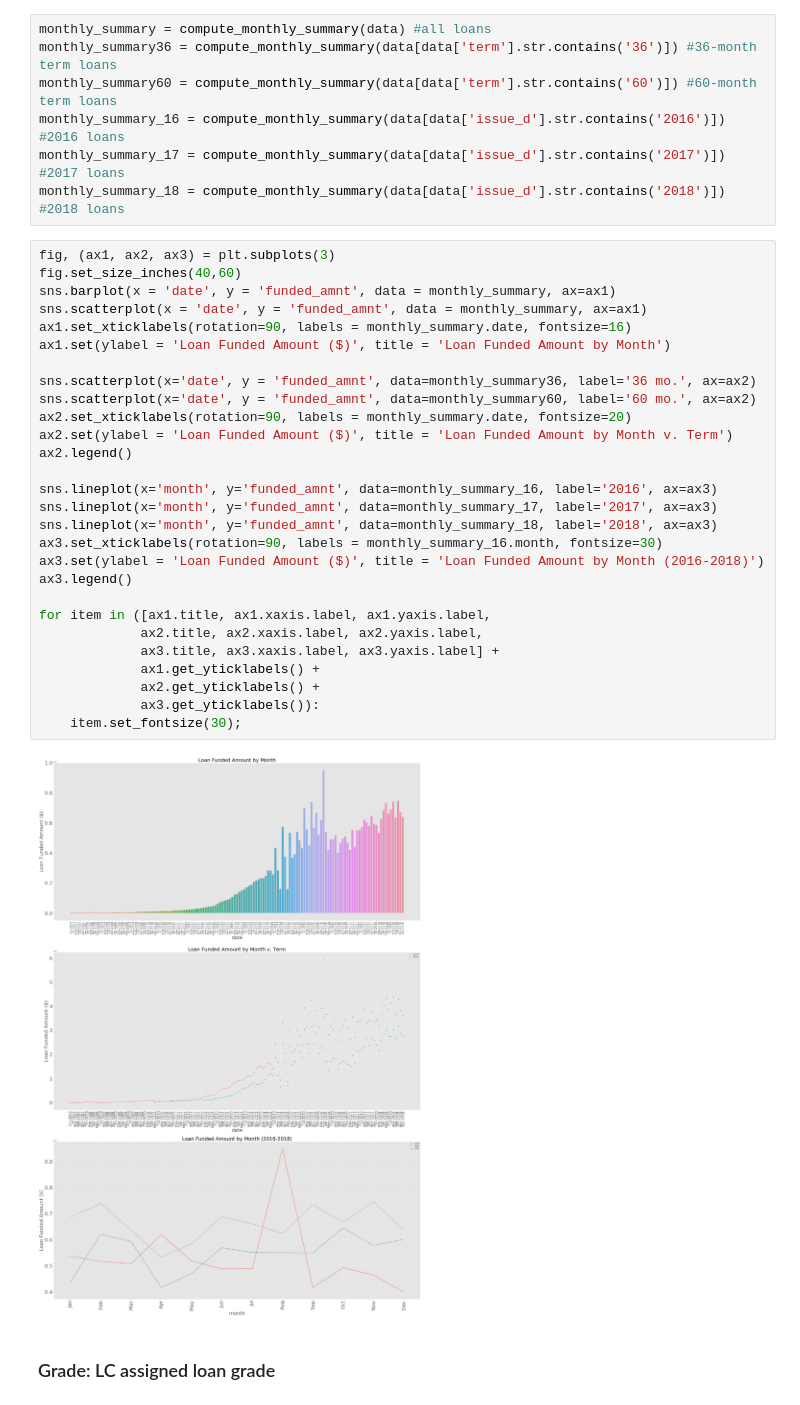
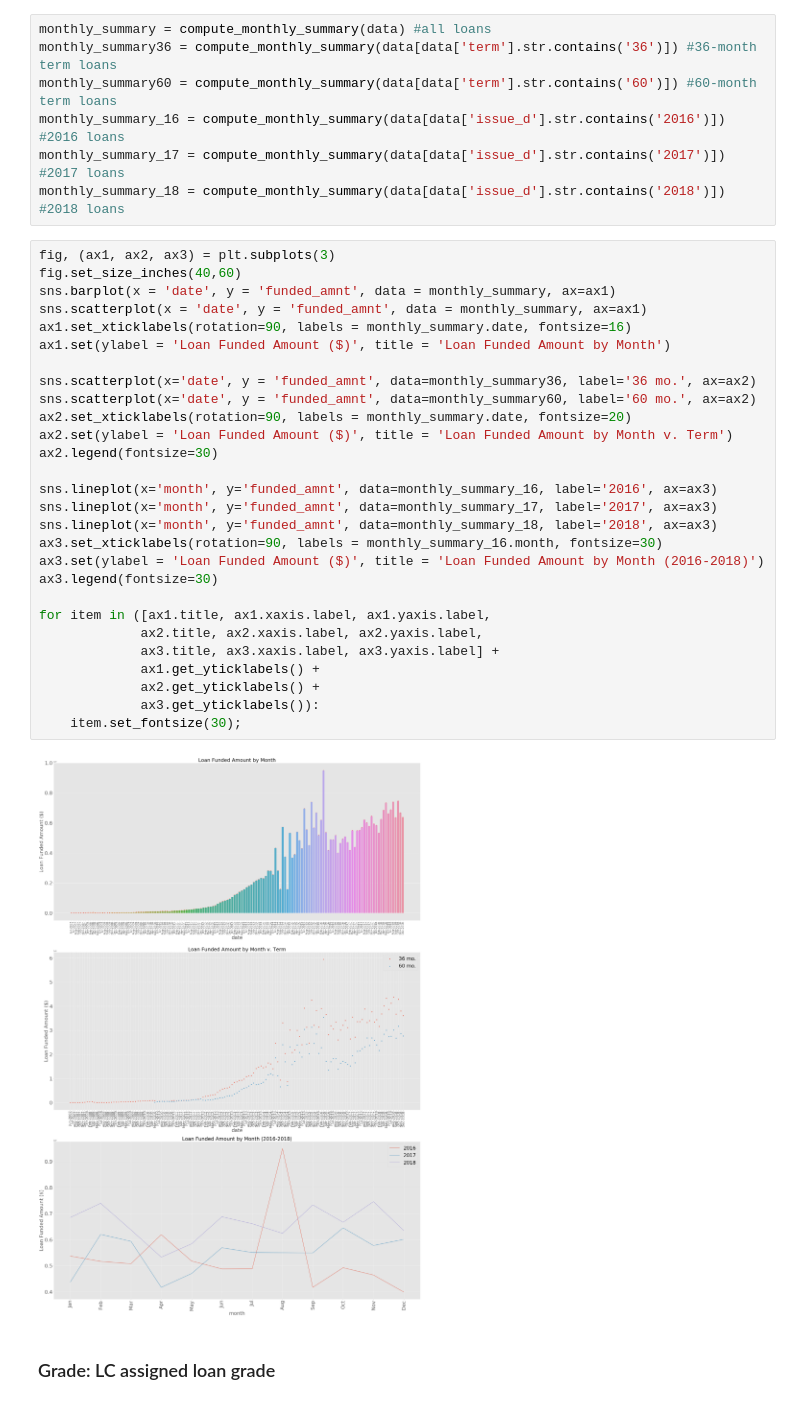
Before and after one commit to john-min/lending-club-kaggle, a Jupyter notebook: code/1_Data_Exploration_and_Evaluation.ipynb, the cells around one changed output. Drawn from its saved outputs; the diff is of its cells as text.

Commit message:
adjusted legend font size on a visualization

```diff
--- a/code/1_Data_Exploration_and_Evaluation.ipynb
+++ b/code/1_Data_Exploration_and_Evaluation.ipynb
@@ -179,33 +179,33 @@ monthly_summary_18 = compute_monthly_summary(data[data['issue_d'].str.contains('
 # %%
 fig, (ax1, ax2, ax3) = plt.subplots(3)
 fig.set_size_inches(40,60)
 sns.barplot(x = 'date', y = 'funded_amnt', data = monthly_summary, ax=ax1)
 sns.scatterplot(x = 'date', y = 'funded_amnt', data = monthly_summary, ax=ax1)
 ax1.set_xticklabels(rotation=90, labels = monthly_summary.date, fontsize=16)
 ax1.set(ylabel = 'Loan Funded Amount ($)', title = 'Loan Funded Amount by Month')
 
 sns.scatterplot(x='date', y = 'funded_amnt', data=monthly_summary36, label='36 mo.', ax=ax2)
 sns.scatterplot(x='date', y = 'funded_amnt', data=monthly_summary60, label='60 mo.', ax=ax2)
 ax2.set_xticklabels(rotation=90, labels = monthly_summary.date, fontsize=20)
 ax2.set(ylabel = 'Loan Funded Amount ($)', title = 'Loan Funded Amount by Month v. Term')
-ax2.legend()
+ax2.legend(fontsize=30)
 
 sns.lineplot(x='month', y='funded_amnt', data=monthly_summary_16, label='2016', ax=ax3)
 sns.lineplot(x='month', y='funded_amnt', data=monthly_summary_17, label='2017', ax=ax3)
 sns.lineplot(x='month', y='funded_amnt', data=monthly_summary_18, label='2018', ax=ax3)
 ax3.set_xticklabels(rotation=90, labels = monthly_summary_16.month, fontsize=30)
 ax3.set(ylabel = 'Loan Funded Amount ($)', title = 'Loan Funded Amount by Month (2016-2018)')
-ax3.legend()
+ax3.legend(fontsize=30)
 
 for item in ([ax1.title, ax1.xaxis.label, ax1.yaxis.label,
              ax2.title, ax2.xaxis.label, ax2.yaxis.label,
              ax3.title, ax3.xaxis.label, ax3.yaxis.label] +
              ax1.get_yticklabels() +
              ax2.get_yticklabels() +
              ax3.get_yticklabels()):
     item.set_fontsize(30);
 # %% [output]
-[figure, old version]
+[figure, new version]
 # %% [markdown]
 ### Grade: LC assigned loan grade
 # %% [markdown]
```
Also changed, not shown: 1 other file.
